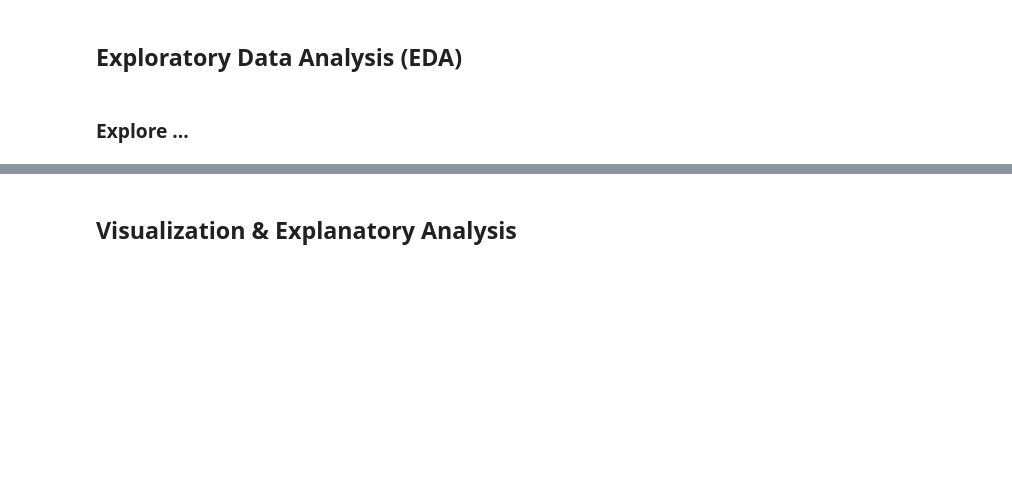
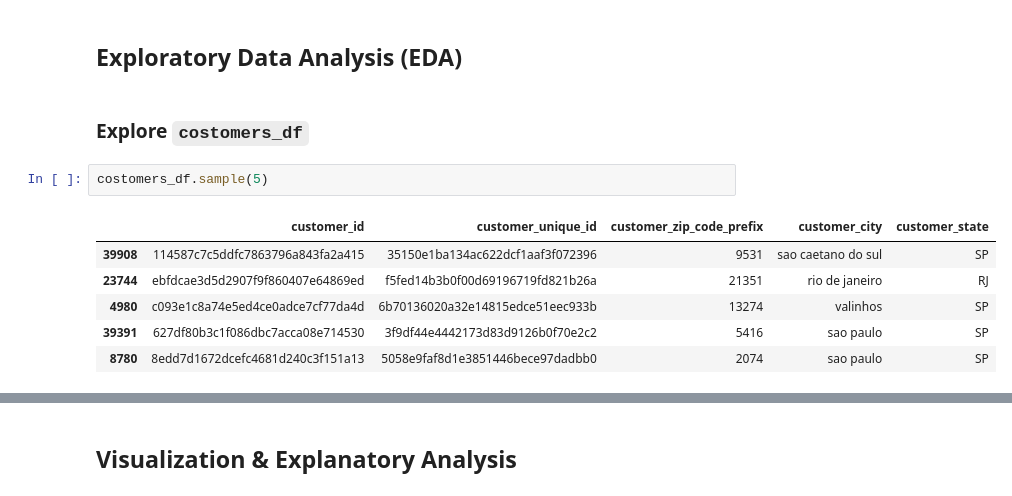
Before and after one commit to Arif-0123/Proyek_Analisis_Data, a Jupyter notebook: E-Commerce Public Dataset/submission/notebook.ipynb, the cells around one changed output, grey strips where cells are left out. Saved outputs shown, nothing was run; the diff lists cells and outputs as text; blank space fills up the shorter version.

Commit message:
update informasi explore data EDA

```diff
--- a/E-Commerce Public Dataset/submission/notebook.ipynb
+++ b/E-Commerce Public Dataset/submission/notebook.ipynb
@@ -1271,4 +1271,13 @@ dtype: int64
 # %% [markdown]
 ## Exploratory Data Analysis (EDA)
 # %% [markdown]
-### Explore ...
+### Explore `costomers_df`
+# %%
+costomers_df.sample(5)
+# %% [output]
+|  | customer_id | customer_unique_id | customer_zip_code_prefix | customer_city | customer_state |
+| 39908 | 114587c7c5ddfc7863796a843fa2a415 | 35150e1ba134ac622dcf1aaf3f072396 | 9531 | sao caetano do sul | SP |
+| 23744 | ebfdcae3d5d2907f9f860407e64869ed | f5fed14b3b0f00d69196719fd821b26a | 21351 | rio de janeiro | RJ |
+| 4980 | c093e1c8a74e5ed4ce0adce7cf77da4d | 6b70136020a32e14815edce51eec933b | 13274 | valinhos | SP |
+| 39391 | 627df80b3c1f086dbc7acca08e714530 | 3f9df44e4442173d83d9126b0f70e2c2 | 5416 | sao paulo | SP |
+| 8780 | 8edd7d1672dcefc4681d240c3f151a13 | 5058e9faf8d1e3851446bece97dadbb0 | 2074 | sao paulo | SP |
```
Also changed, not shown: parts of 22 cells of this notebook.
